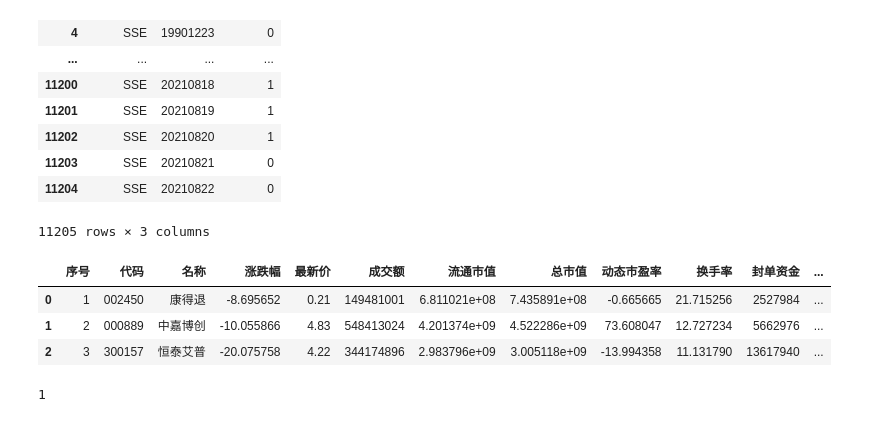
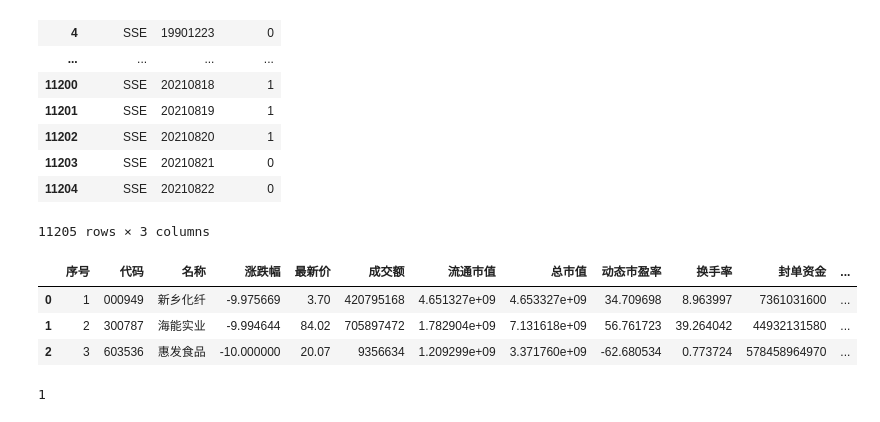
Before and after one commit to linfenglee/quant_trading, a Jupyter notebook: stock_trading/test.ipynb, the cells around one changed output. Drawn from its saved outputs; the diff is of its cells as text; code cells hidden in the pictures.

```diff
--- a/stock_trading/test.ipynb
+++ b/stock_trading/test.ipynb
@@ -697,12 +697,12 @@ pro.trade_cal(exchange="", end_date="20210822")
 | 11204 | SSE | 20210822 | 0 |
 11205 rows × 3 columns
 # %%
-ak.stock_em_zt_pool_dtgc(date="20210525")
+ak.stock_em_zt_pool_dtgc(date="20200106")
 # %% [output]
 |  | 序号 | 代码 | 名称 | 涨跌幅 | 最新价 | 成交额 | 流通市值 | 总市值 | 动态市盈率 | 换手率 | 封单资金 | ... |
-| 0 | 1 | 002450 | 康得退 | -8.695652 | 0.21 | 149481001 | 6.811021e+08 | 7.435891e+08 | -0.665665 | 21.715256 | 2527984 | ... |
-| 1 | 2 | 000889 | 中嘉博创 | -10.055866 | 4.83 | 548413024 | 4.201374e+09 | 4.522286e+09 | 73.608047 | 12.727234 | 5662976 | ... |
-| 2 | 3 | 300157 | 恒泰艾普 | -20.075758 | 4.22 | 344174896 | 2.983796e+09 | 3.005118e+09 | -13.994358 | 11.131790 | 13617940 | ... |
+| 0 | 1 | 000949 | 新乡化纤 | -9.975669 | 3.70 | 420795168 | 4.651327e+09 | 4.653327e+09 | 34.709698 | 8.963997 | 7361031600 | ... |
+| 1 | 2 | 300787 | 海能实业 | -9.994644 | 84.02 | 705897472 | 1.782904e+09 | 7.131618e+09 | 56.761723 | 39.264042 | 44932131580 | ... |
+| 2 | 3 | 603536 | 惠发食品 | -10.000000 | 20.07 | 9356634 | 1.209299e+09 | 3.371760e+09 | -62.680534 | 0.773724 | 578458964970 | ... |
 # %%
 from datetime import datetime
 # %%
```
Also changed, not shown: parts of 8 cells of this notebook, 6 other files.
